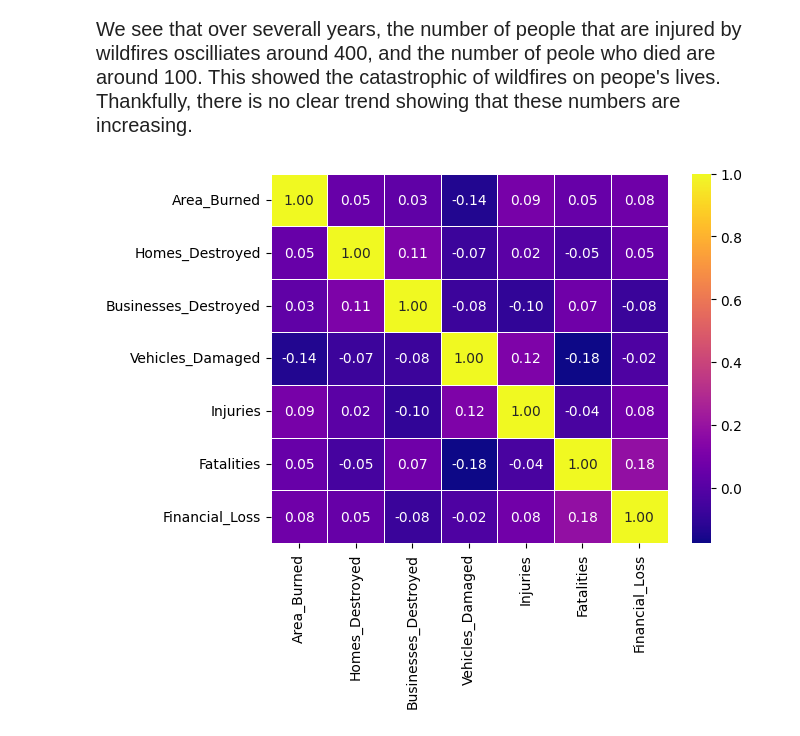
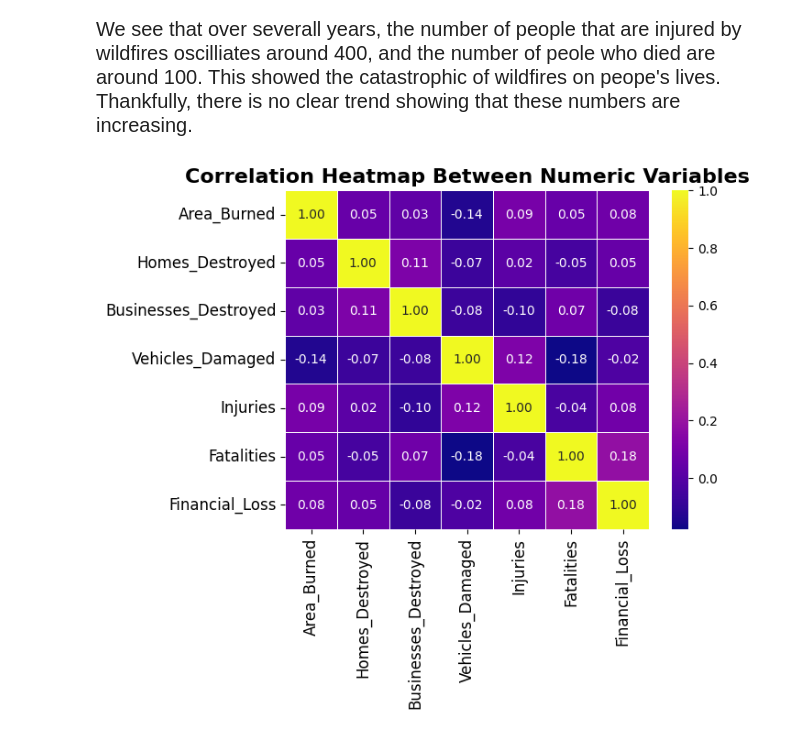
Before and after one commit to BaoTruong1/wildfire_project, a Jupyter notebook: src/exploration.ipynb, the cells around one changed output. Drawn from its saved outputs; the diff is of its cells as text; code cells hidden in the pictures.

```diff
--- a/src/exploration.ipynb
+++ b/src/exploration.ipynb
@@ -293,9 +312,13 @@ plt.show()
 # %% [markdown]
 <span style="font-size: 20px;">We see that over severall years, the number of people that are injured by wildfires oscilliates around 400, and the number of peole who died are around 100. This showed the catastrophic of wildfires on peope's lives. Thankfully, there is no clear trend showing that these numbers are increasing.</span>
 # %%
+# Finding the correlation coefficients between variables
 variables = ['Area_Burned', 'Homes_Destroyed', 'Businesses_Destroyed', 'Vehicles_Damaged', 'Injuries', 'Fatalities', 'Financial_Loss']
 corr = df[variables].corr()
 sns.heatmap(corr, annot= True, cmap = 'plasma', fmt = ".2f", linewidths= .5)
+plt.title("Correlation Heatmap Between Numeric Variables", fontsize = 16, weight = 'bold')
+plt.xticks(fontsize = 12)
+plt.yticks(fontsize = 12)
 plt.show()
 # %% [output]
-[figure, old version]
+[figure, new version]
```
Also changed, not shown: parts of 27 cells of this notebook, 2 other files.
